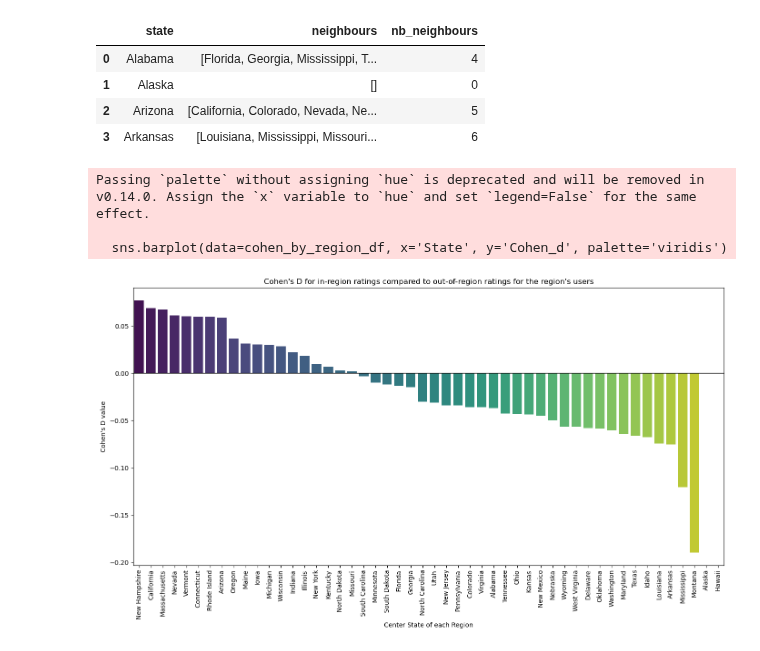
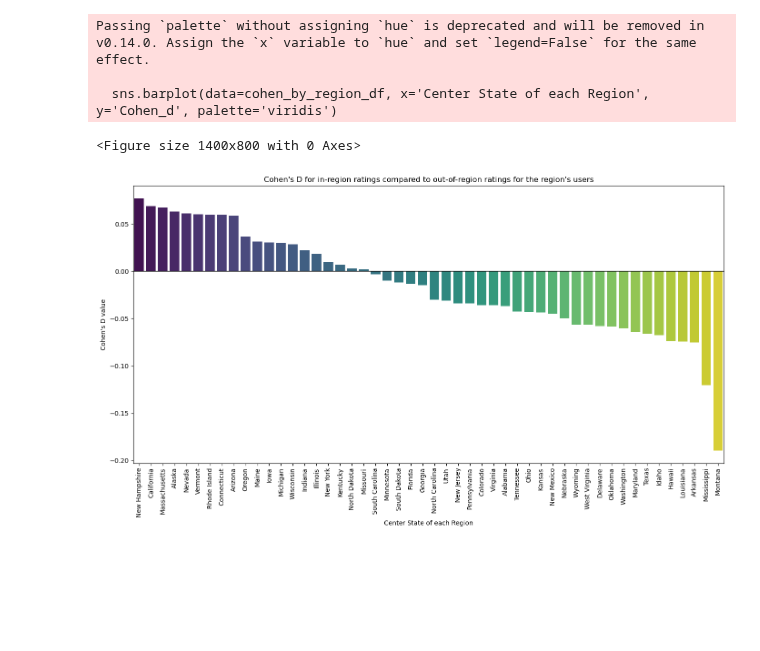
Before and after one commit to epfl-ada/ada-2024-project-x0x0, a Jupyter notebook: src/questions/question2_BA.ipynb, the cells around one changed output. Drawn from its saved outputs; the diff is of its cells as text; code cells hidden in the pictures; blank space fills up the shorter version.

```diff
--- a/src/questions/question2_BA.ipynb
+++ b/src/questions/question2_BA.ipynb
@@ -64,32 +64,21 @@ for index, row in neighbours_df.iterrows():
     if neighbours:
         region_states = [state] + neighbours
     else:
-        region_states = []
+        region_states = [state] #if a state doesn't have neighbours we consider it as a region (like Alaska and Hawaii)
 
-    if region_states:
-        in_region_ratings = US_ratings[US_ratings['user_state'].isin(region_states)]['rating']
-    else:
-        in_region_ratings = pd.Series([], dtype=float)
+    in_region_ratings = US_ratings[US_ratings['user_state'].isin(region_states)]['rating'] #take only the ratings of states inside the region
+    out_of_region_ratings = US_ratings[~US_ratings['user_state'].isin(region_states)]['rating'] #take only the ratings of states outside the region
 
-    if state == "alaska":
-        print("FIRST")
-        print(US_ratings[US_ratings['user_state'].isin(region_states)])
-        print("SECOND")
-        print(in_region_ratings)
-        print("THIRD")
-        print(len(in_region_ratings))
-
-    out_of_region_ratings = US_ratings[~US_ratings['user_state'].isin(region_states)]['rating']
-
-    if len(in_region_ratings) < 2 or len(out_of_region_ratings) < 2:
+    if len(in_region_ratings) < 2 or len(out_of_region_ratings) < 2: #in order to do correctly the cohen test
         cohen_results_by_region[state] = np.nan
         continue
 
     d_value = cohen_d(in_region_ratings, out_of_region_ratings)
     cohen_results_by_region[state] = d_value
 
+#table to see the Cohen factor for each region
 cohen_by_region_df = pd.DataFrame.from_dict(cohen_results_by_region, orient='index', columns=['Cohen_d'])
-cohen_by_region_df.index.name = 'State'
+cohen_by_region_df.index.name = 'Center State of each Region'
 cohen_by_region_df = cohen_by_region_df.reset_index()
 
 print(cohen_by_region_df)
@@ -114,26 +103,19 @@ print(cohen_by_region_df)
-# %%
-neighbours_df.head(4)
-# %% [output]
-|  | state | neighbours | nb_neighbours |
-| 0 | Alabama | [Florida, Georgia, Mississippi, T... | 4 |
-| 1 | Alaska | [] | 0 |
-| 2 | Arizona | [California, Colorado, Nevada, Ne... | 5 |
-| 3 | Arkansas | [Louisiana, Mississippi, Missouri... | 6 |
 # %%
 cohen_by_region_df = cohen_by_region_df.sort_values(by='Cohen_d', ascending=False)
 
 
 plt.figure(figsize=(14, 8))
-sns.barplot(data=cohen_by_region_df, x='State', y='Cohen_d', palette='viridis')
+sns.barplot(data=cohen_by_region_df, x='Center State of each Region', y='Cohen_d', palette='viridis')
 plt.title("Cohen's D for in-region ratings compared to out-of-region ratings for the region's users")
 plt.xlabel("Center State of each Region")
 plt.ylabel("Cohen's D value")
 plt.xticks(rotation=90)
 plt.axhline(y=0, color='black', linewidth=1)
 plt.tight_layout()
 plt.show()
 # %% [output]
 Passing `palette` without assigning `hue` is deprecated and will be removed in v0.14.0. Assign the `x` variable to `hue` and set `legend=False` for the same effect.
 
-  sns.barplot(data=cohen_by_region_df, x='State', y='Cohen_d', palette='viridis')
+  sns.barplot(data=cohen_by_region_df, x='Center State of each Region', y='Cohen_d', palette='viridis')
+<Figure size 1400x800 with 0 Axes>
-[figure, old version]
+[figure, new version]
```
Also changed, not shown: parts of 1 cell of this notebook.
